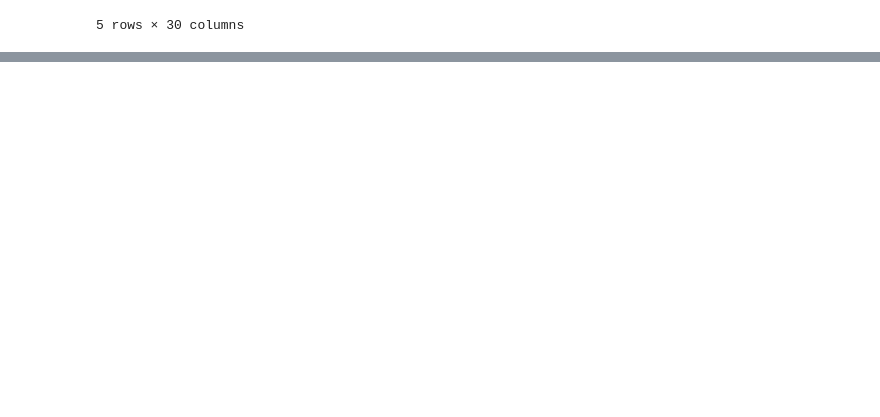
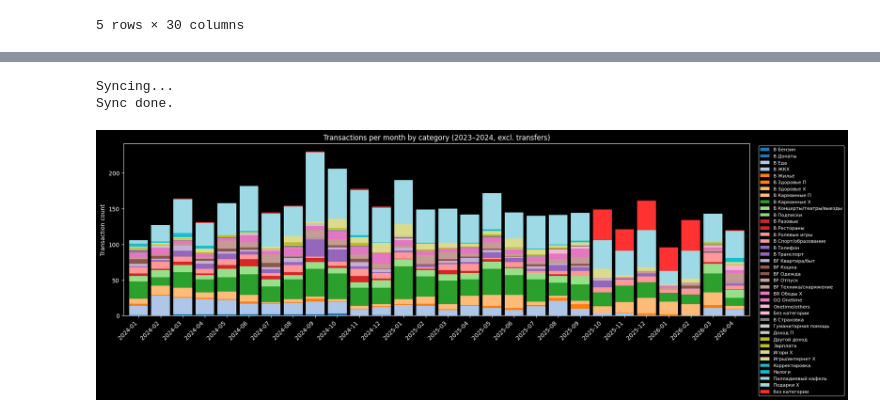
Before and after one commit to goblinqueen/zenpal, a Jupyter notebook: run.ipynb, the cells around one changed output, grey strips where cells are left out. Cells and saved outputs as stored; diff of their text form; code cells hidden in the pictures; blank space fills up the shorter version.

```diff
--- a/run.ipynb
+++ b/run.ipynb
@@ -260,0 +330,61 @@ array(['67a6432d-82b9-4033-8a95-4c9b3a89afe5',
+# %%
+# Cell 4: Main logic (run interactively)
+token = ZEN_API_TOKEN
+filename = 'zenmoney.json'
+
+zen = load_or_sync(filename, token)
+df = pd.DataFrame(zen.transaction)
+# Ensure 'date' is datetime
+df['date'] = pd.to_datetime(df['date'])
+
+import pandas as pd
+import matplotlib.pyplot as plt
+import matplotlib.cm as cm
+
+UNTAGGED_LABEL = 'без категории'
+UNTAGGED_COLOR = '#FF3131'
+
+tag_map = {t['id']: t['title'] for t in zen.tag}
+
+df_plot = df[
+    (df['date'].dt.year.isin([2024, 2025, 2026]))
+    & (df['deleted'] == False)
+    & ~((df['income'] > 0) & (df['outcome'] > 0))  # exclude transfers
+].copy()
+df_plot['month'] = df_plot['date'].dt.to_period('M')
+
+df_tagged = df_plot[df_plot['tag'].apply(lambda x: isinstance(x, list) and len(x) > 0)].copy()
+df_tagged = df_tagged.explode('tag')
+df_tagged['tag_name'] = df_tagged['tag'].map(tag_map)
+
+df_untagged = df_plot[df_plot['tag'].apply(lambda x: not (isinstance(x, list) and len(x) > 0))].copy()
+df_untagged['tag_name'] = UNTAGGED_LABEL
+
+combined = pd.concat([df_tagged[['month', 'tag_name']], df_untagged[['month', 'tag_name']]])
+
+pivot = (
+    combined.groupby(['month', 'tag_name'])
+    .size()
+    .unstack(fill_value=0)
+    .sort_index()
+)
+
+tagged_cols = [c for c in pivot.columns if c != UNTAGGED_LABEL]
+pivot = pivot[tagged_cols + [UNTAGGED_LABEL]]
+
+palette = cm.get_cmap('tab20', len(tagged_cols))
+colors = [palette(i) for i in range(len(tagged_cols))] + [UNTAGGED_COLOR]
+
+fig, ax = plt.subplots(figsize=(18, 6))
+pivot.plot(kind='bar', stacked=True, ax=ax, width=0.85, color=colors)
+ax.set_title('Transactions per month by category (2023–2024, excl. transfers)')
+ax.set_xlabel('')
+ax.set_ylabel('Transaction count')
+ax.legend(bbox_to_anchor=(1.01, 1), loc='upper left', fontsize=8)
+plt.xticks(rotation=45, ha='right')
+plt.tight_layout()
+plt.show()
+# %% [output]
+Syncing...
+Sync done.
+[figure, added]
```
Also changed, not shown: parts of 6 cells of this notebook.
